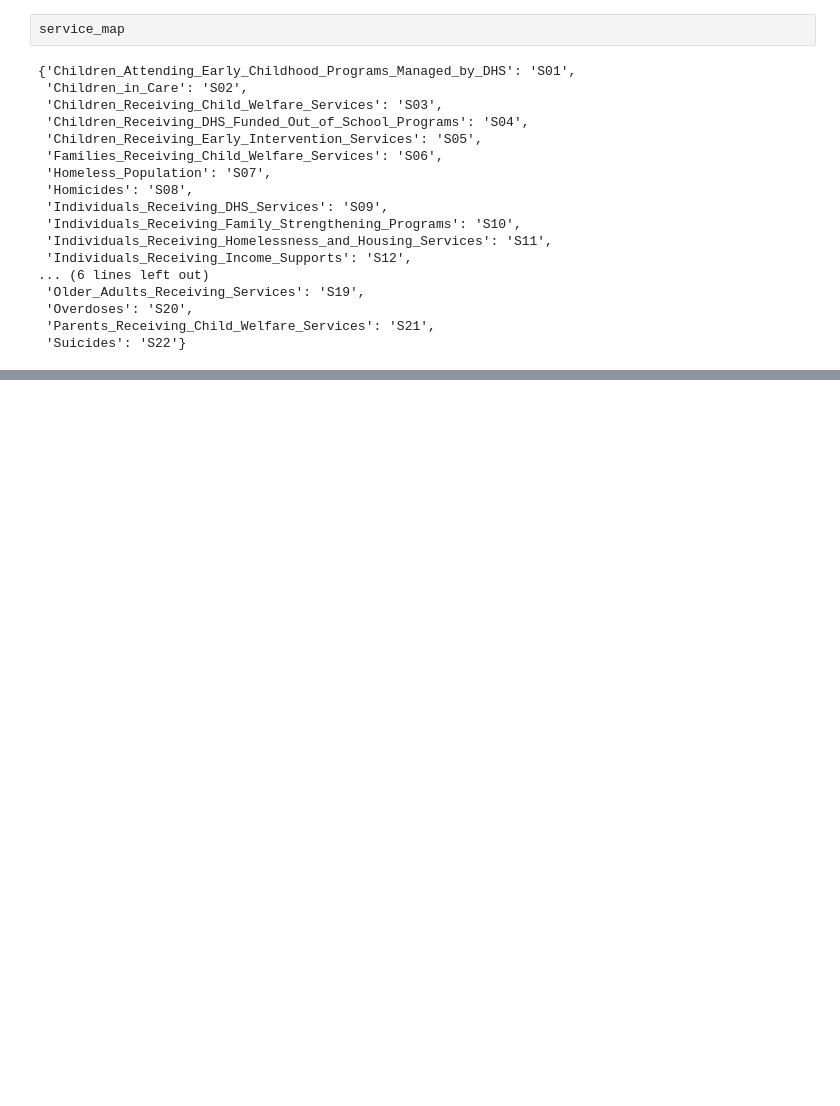
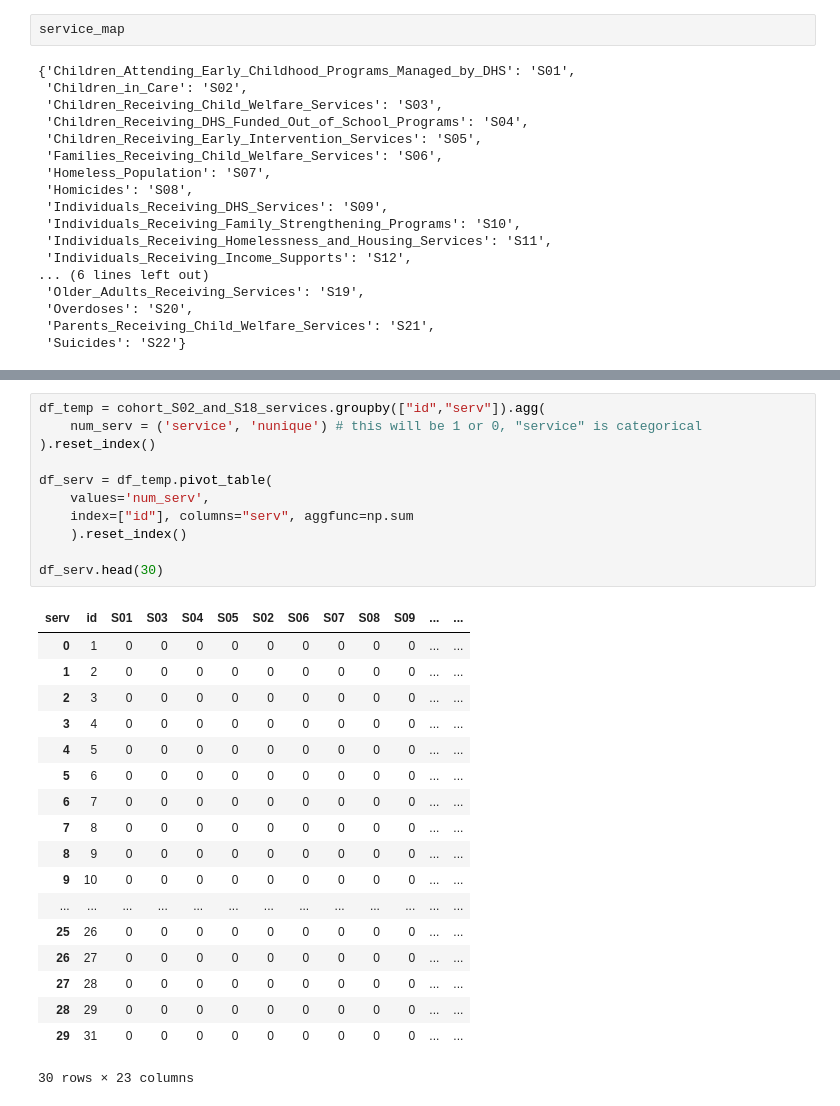
Before and after one commit to joshwinnes11/Math485, a Jupyter notebook: HW/Week2.ipynb, the cells around one changed output, grey strips where cells are left out. Drawn from its saved outputs; the diff is of its cells as text; blank space fills up the shorter version.

```diff
--- a/HW/Week2.ipynb
+++ b/HW/Week2.ipynb
@@ -287,0 +271,30 @@ plt.show()
+# %%
+df_temp = cohort_S02_and_S18_services.groupby(["id","serv"]).agg(
+    num_serv = ('service', 'nunique') # this will be 1 or 0, "service" is categorical
+).reset_index()
+
+df_serv = df_temp.pivot_table(
+    values='num_serv',
+    index=["id"], columns="serv", aggfunc=np.sum
+    ).reset_index()
+
+df_serv.head(30)
+# %% [output]
+| serv | id | S01 | S03 | S04 | S05 | S02 | S06 | S07 | S08 | S09 | ... | ... |
+| 0 | 1 | 0 | 0 | 0 | 0 | 0 | 0 | 0 | 0 | 0 | ... | ... |
+| 1 | 2 | 0 | 0 | 0 | 0 | 0 | 0 | 0 | 0 | 0 | ... | ... |
+| 2 | 3 | 0 | 0 | 0 | 0 | 0 | 0 | 0 | 0 | 0 | ... | ... |
+| 3 | 4 | 0 | 0 | 0 | 0 | 0 | 0 | 0 | 0 | 0 | ... | ... |
+| 4 | 5 | 0 | 0 | 0 | 0 | 0 | 0 | 0 | 0 | 0 | ... | ... |
+| 5 | 6 | 0 | 0 | 0 | 0 | 0 | 0 | 0 | 0 | 0 | ... | ... |
+| 6 | 7 | 0 | 0 | 0 | 0 | 0 | 0 | 0 | 0 | 0 | ... | ... |
+| 7 | 8 | 0 | 0 | 0 | 0 | 0 | 0 | 0 | 0 | 0 | ... | ... |
+| 8 | 9 | 0 | 0 | 0 | 0 | 0 | 0 | 0 | 0 | 0 | ... | ... |
+| 9 | 10 | 0 | 0 | 0 | 0 | 0 | 0 | 0 | 0 | 0 | ... | ... |
+| ... | ... | ... | ... | ... | ... | ... | ... | ... | ... | ... | ... | ... |
+| 25 | 26 | 0 | 0 | 0 | 0 | 0 | 0 | 0 | 0 | 0 | ... | ... |
+| 26 | 27 | 0 | 0 | 0 | 0 | 0 | 0 | 0 | 0 | 0 | ... | ... |
+| 27 | 28 | 0 | 0 | 0 | 0 | 0 | 0 | 0 | 0 | 0 | ... | ... |
+| 28 | 29 | 0 | 0 | 0 | 0 | 0 | 0 | 0 | 0 | 0 | ... | ... |
+| 29 | 31 | 0 | 0 | 0 | 0 | 0 | 0 | 0 | 0 | 0 | ... | ... |
+30 rows × 23 columns
```
Also changed, not shown: parts of 23 cells of this notebook, 1 other file.
